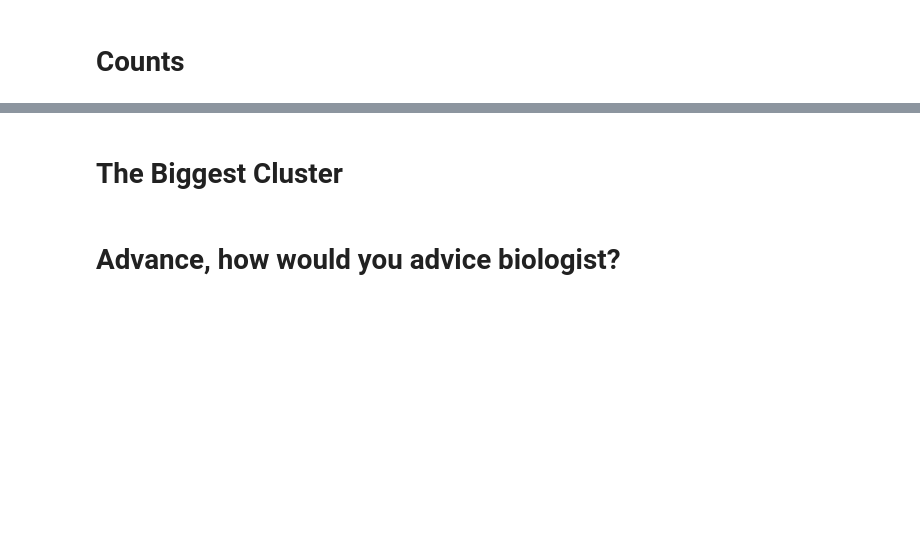
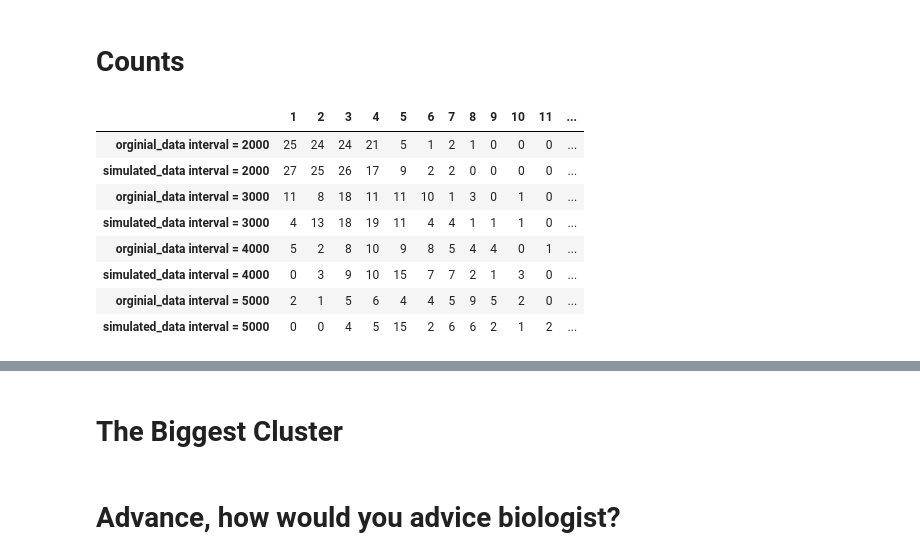
Before and after one commit to shy166/Data-Science-Investigation-Project, a Jupyter notebook: 189/hw3/study case 3 v2.ipynb, the cells around one changed output, grey strips where cells are left out. Drawn from its saved outputs; the diff is of its cells as text; code cells hidden in the pictures; blank space fills up the shorter version.

```diff
--- a/189/hw3/study case 3 v2.ipynb
+++ b/189/hw3/study case 3 v2.ipynb
@@ -216,0 +235,12 @@ Power_divergenceResult(statistic=539551.2538835375, pvalue=0.0)
+# %%
+output
+# %% [output]
+|  | 1 | 2 | 3 | 4 | 5 | 6 | 7 | 8 | 9 | 10 | 11 | ... |
+| orginial_data interval = 2000 | 25 | 24 | 24 | 21 | 5 | 1 | 2 | 1 | 0 | 0 | 0 | ... |
+| simulated_data interval = 2000 | 27 | 25 | 26 | 17 | 9 | 2 | 2 | 0 | 0 | 0 | 0 | ... |
+| orginial_data interval = 3000 | 11 | 8 | 18 | 11 | 11 | 10 | 1 | 3 | 0 | 1 | 0 | ... |
+| simulated_data interval = 3000 | 4 | 13 | 18 | 19 | 11 | 4 | 4 | 1 | 1 | 1 | 0 | ... |
+| orginial_data interval = 4000 | 5 | 2 | 8 | 10 | 9 | 8 | 5 | 4 | 4 | 0 | 1 | ... |
+| simulated_data interval = 4000 | 0 | 3 | 9 | 10 | 15 | 7 | 7 | 2 | 1 | 3 | 0 | ... |
+| orginial_data interval = 5000 | 2 | 1 | 5 | 6 | 4 | 4 | 5 | 9 | 5 | 2 | 0 | ... |
+| simulated_data interval = 5000 | 0 | 0 | 4 | 5 | 15 | 2 | 6 | 6 | 2 | 1 | 2 | ... |
```
Also changed, not shown: parts of 31 cells of this notebook, 3 other files.
